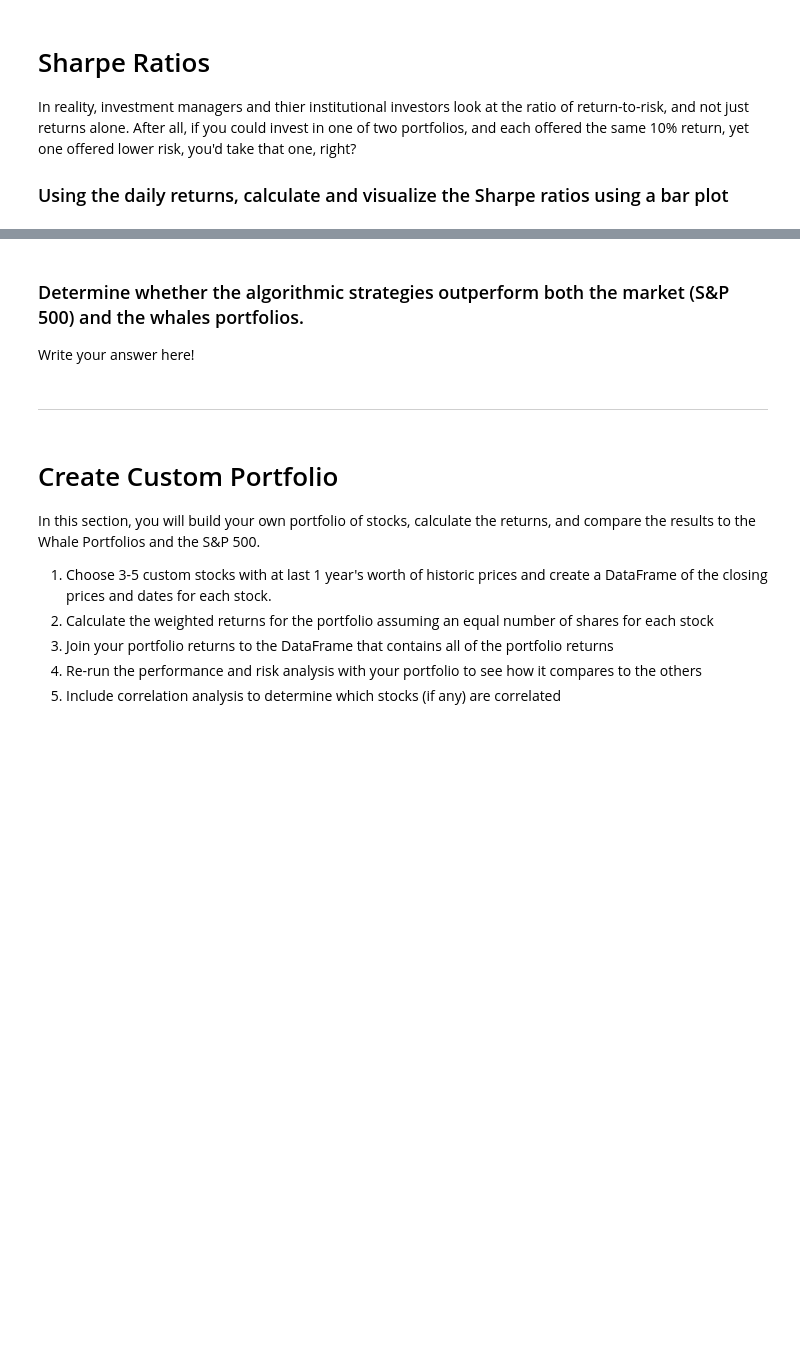
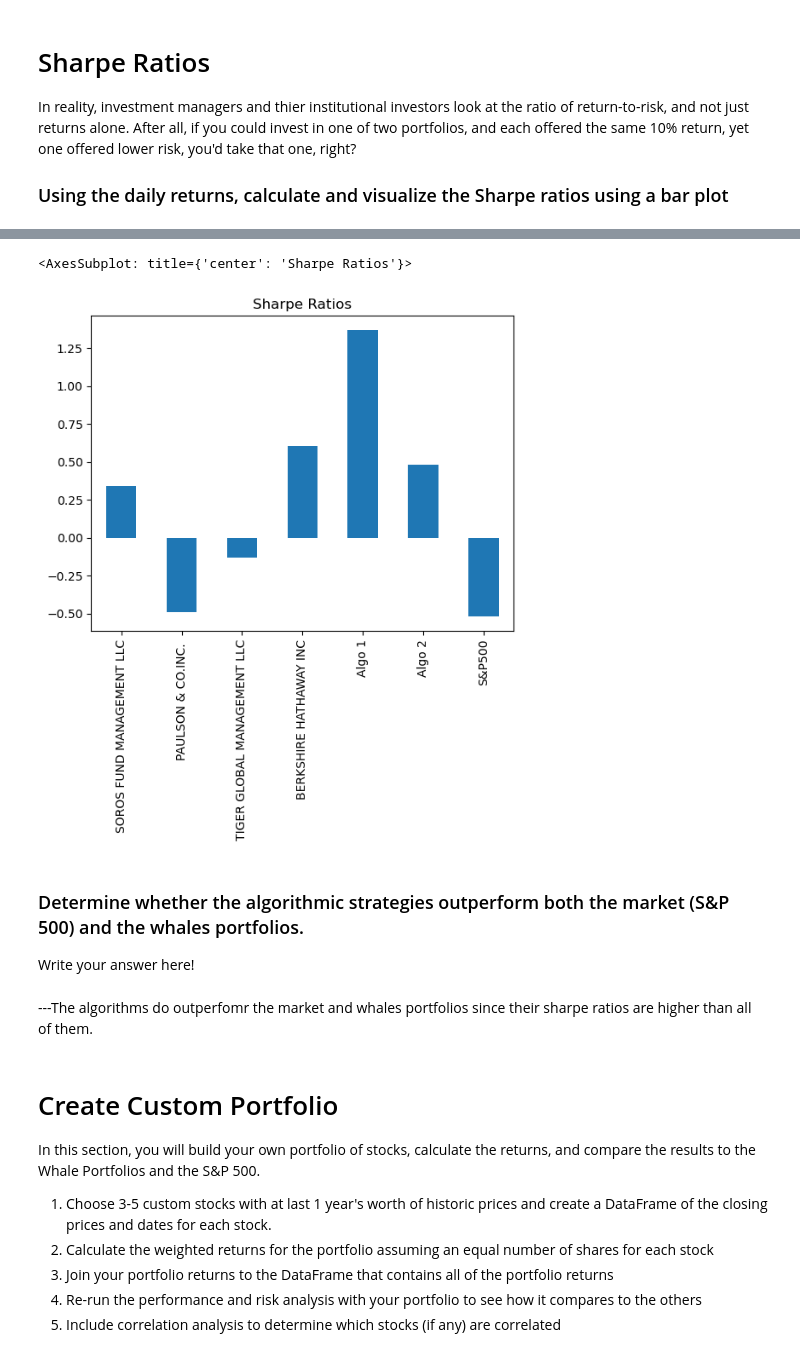
Before and after one commit to EamonnFlynn8/Module_4_Challenge, a Jupyter notebook: Starter_Code/whale_analysis.ipynb, the cells around one changed output, grey strips where cells are left out. Drawn from its saved outputs; the diff is of its cells as text; code cells hidden in the pictures; blank space fills up the shorter version.

```diff
--- a/Starter_Code/whale_analysis.ipynb
+++ b/Starter_Code/whale_analysis.ipynb
@@ -303,0 +342,4 @@ In reality, investment managers and thier institutional investors look at the ra
+# %%
+# Annualized Sharpe Ratios
+sharpe_ratios = (all_portfolios.mean() * 252) / (all_portfolios.std() * np.sqrt(252))
+sharpe_ratios
@@ -304,11 +355,15 @@ In reality, investment managers and thier institutional investors look at the ra
 # %%
 # Visualize the sharpe ratios as a bar plot
+sharpe_ratios.plot(kind="bar", title="Sharpe Ratios")
+# %% [output]
+<AxesSubplot: title={'center': 'Sharpe Ratios'}>
+[figure, added]
 # %% [markdown]
 ### Determine whether the algorithmic strategies outperform both the market (S&P 500) and the whales portfolios.
 
 Write your answer here!
-# %% [markdown]
----
+# %% [markdown]
+---The algorithms do outperfomr the market and whales portfolios since their sharpe ratios are higher than all of them.
 # %% [markdown]
 # Create Custom Portfolio
 
```
Also changed, not shown: parts of 29 cells of this notebook.
